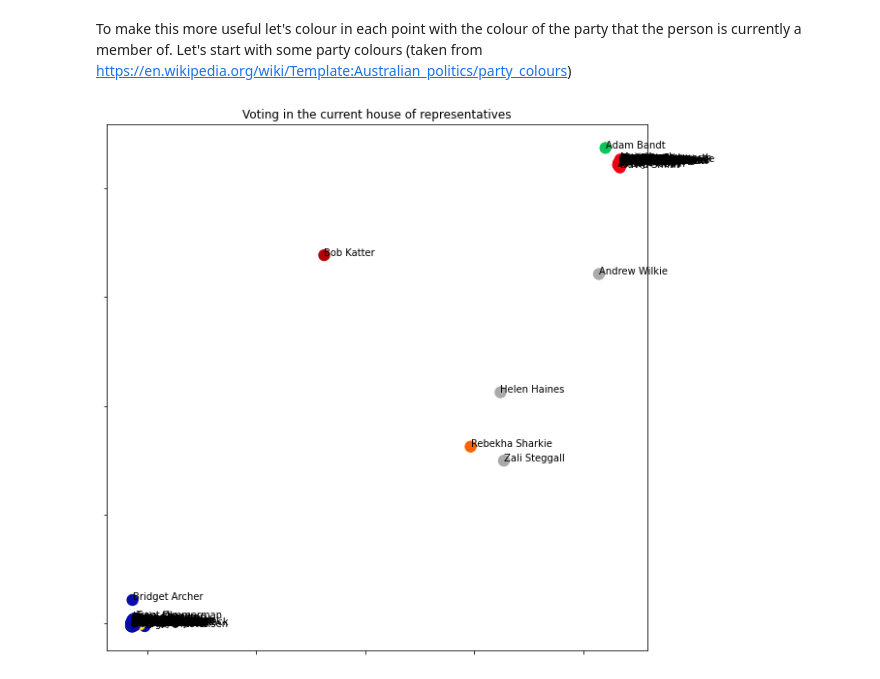
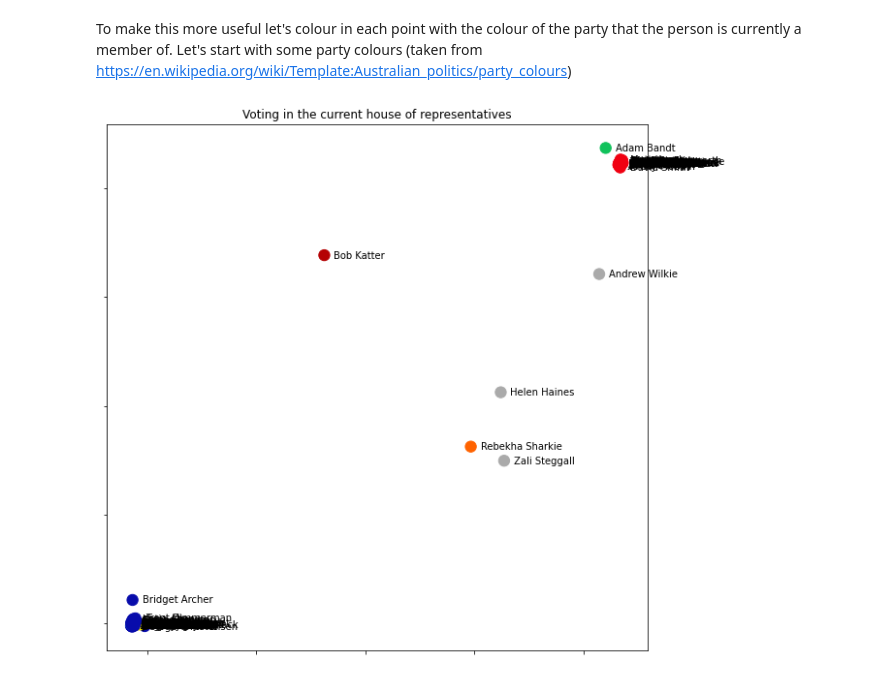
Before and after one commit to openaustralia/visualise-votes-mds, a Jupyter notebook: notebook.ipynb, the cells around one changed output. Cells and saved outputs as stored; diff of their text form; code cells hidden in the pictures.

```diff
--- a/notebook.ipynb
+++ b/notebook.ipynb
@@ -117,35 +117,35 @@ party_colours = {
     "Katter's Australian Party": "#B50204",
     "Centre Alliance": "#ff6300",
     "United Australia Party": "#FFED00",
     # TODO: What colour for the independents?
     "Independent": "#aaa",
     # For parties that are part of the coalition use the coalition colour
     "Liberal Party": "#080CAB",
     "National Party": "#080CAB",
     "Liberal National Party": "#080CAB",
 }
 
 def party_to_colour(party):
     return party_colours[party]
 
 colours = list(map(party_to_colour, people["party"]))
 
 from matplotlib import pyplot as plt
 from mpl_toolkits.axes_grid1.inset_locator import zoomed_inset_axes, mark_inset
 
 fig, ax = plt.subplots(figsize=(10, 10))
 plt.xticks(visible=False)
 plt.yticks(visible=False)
 plt.scatter(x, y, c=colours, s=128)
 
 for i, txt in enumerate(people["name"]):
-    ax.annotate(txt, (x[i], y[i]))
+    ax.annotate(txt, (x[i], y[i]), xytext=(10,-3), textcoords="offset pixels")
 
 plt.title('Voting in the current house of representatives')
 
 plt.show()
 # %% [output]
-[figure, old version]
+[figure, new version]
 # %%
 def plot_zoomed(x0, x1, y0, y1, title="Zoomed in area", show_ticks=False):
     fig, ax = plt.subplots(figsize=(10, 10))
```
Also changed, not shown: parts of 6 cells of this notebook.
